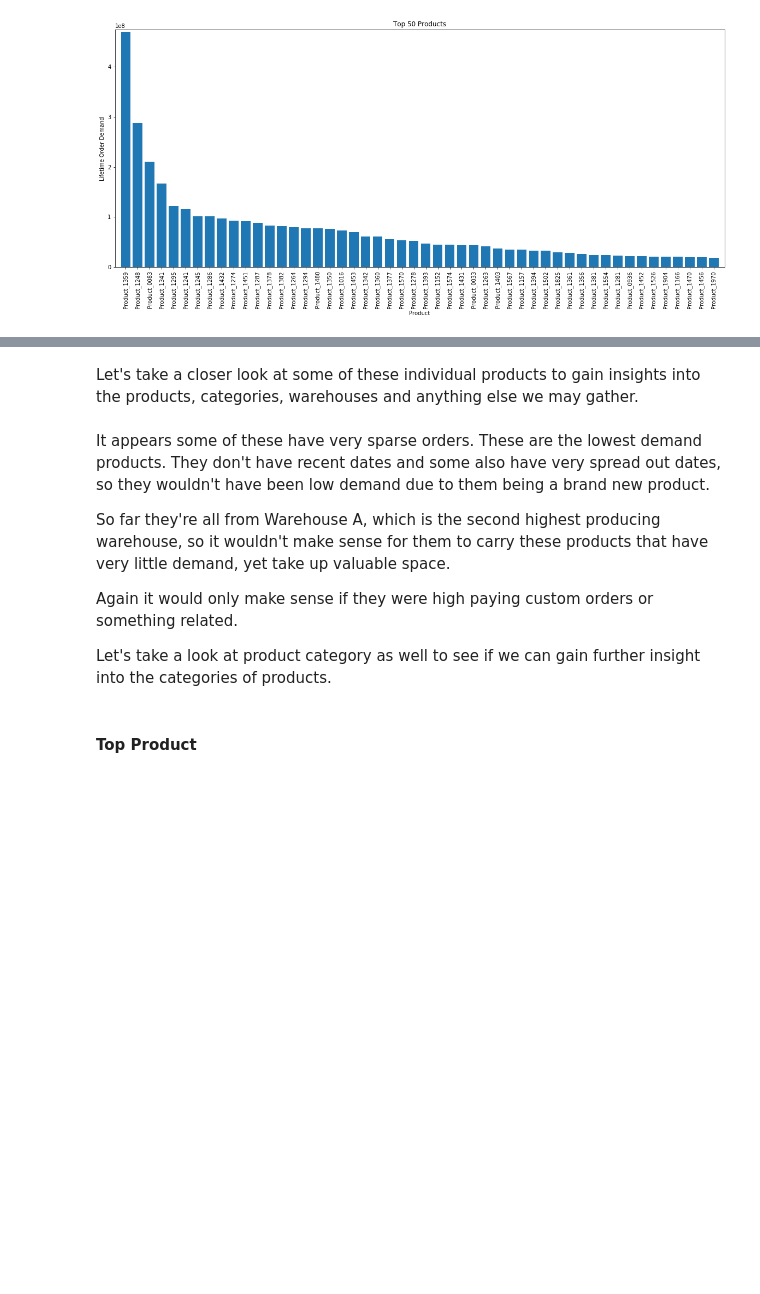
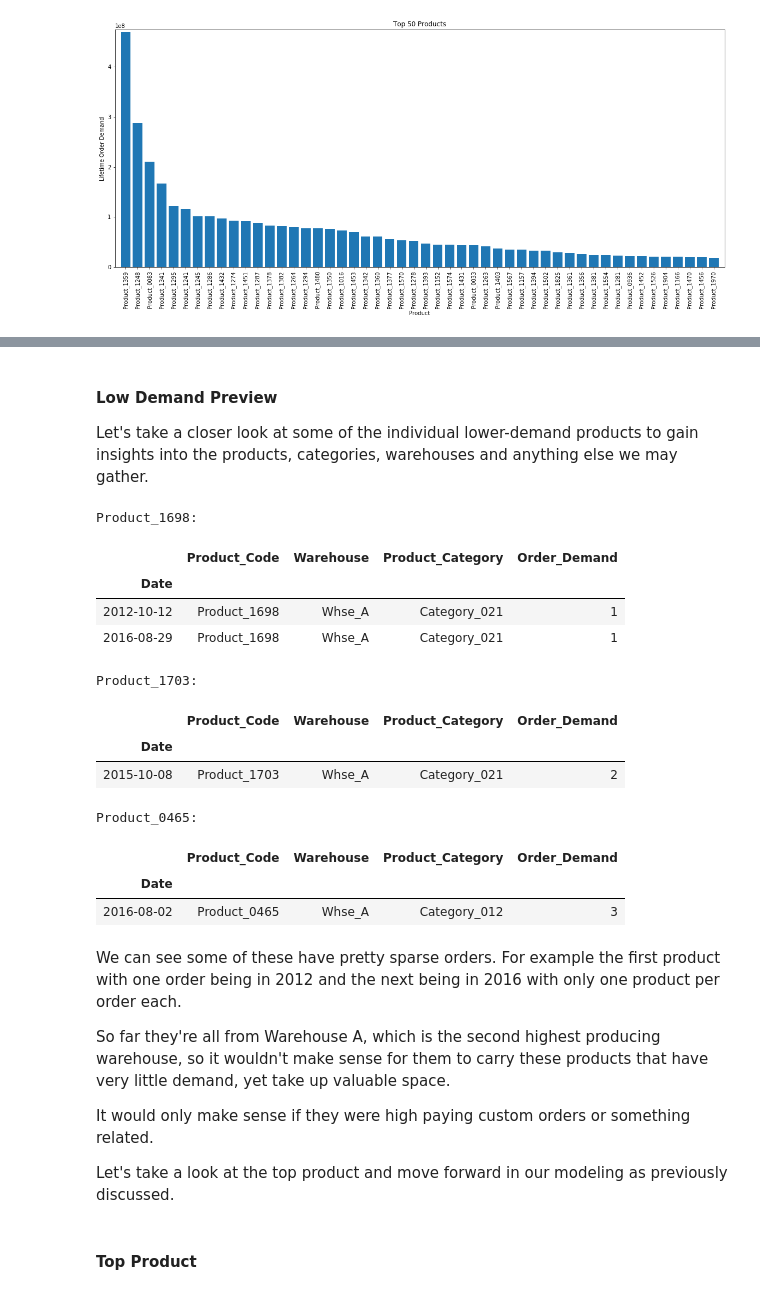
Before and after one commit to JessicaFB/Product-Demand-Forecasting, a Jupyter notebook: Product-Demand-Forecasting.ipynb, the cells around one changed output, grey strips where cells are left out. Drawn from its saved outputs; the diff is of its cells as text; code cells hidden in the pictures; blank space fills up the shorter version.

Commit message:
Completed EDA Products Top Product section.

```diff
--- a/Product-Demand-Forecasting.ipynb
+++ b/Product-Demand-Forecasting.ipynb
@@ -527,2 +525,4 @@ ts_df_prod[ts_df_prod.Order_Demand <= 50]
 # %% [markdown]
-Let's take a closer look at some of these individual products to gain insights into the products, categories, warehouses and anything else we may gather.
+#### Low Demand Preview
+
+Let's take a closer look at some of the individual lower-demand products to gain insights into the products, categories, warehouses and anything else we may gather.
@@ -535,11 +529,31 @@ ts_df[ts_df.Product_Code == 'Product_0465']
+# %%
+bottom_prods = ['Product_1698','Product_1703','Product_0465']
+for prod in bottom_prods:
+    print(f"{prod}:")
+    display(ts_df[ts_df.Product_Code == prod])
+    print(f" ")
+# %% [output]
+Product_1698:
+|  | Product_Code | Warehouse | Product_Category | Order_Demand |
+| Date |  |  |  |  |
+| 2012-10-12 | Product_1698 | Whse_A | Category_021 | 1 |
+| 2016-08-29 | Product_1698 | Whse_A | Category_021 | 1 |
+Product_1703:
+|  | Product_Code | Warehouse | Product_Category | Order_Demand |
+| Date |  |  |  |  |
+| 2015-10-08 | Product_1703 | Whse_A | Category_021 | 2 |
+Product_0465:
+|  | Product_Code | Warehouse | Product_Category | Order_Demand |
+| Date |  |  |  |  |
+| 2016-08-02 | Product_0465 | Whse_A | Category_012 | 3 |
 # %% [markdown]
-It appears some of these have very sparse orders. These are the lowest demand products. They don't have recent dates and some also have very spread out dates, so they wouldn't have been low demand due to them being a brand new product.
+We can see some of these have pretty sparse orders. For example the first product with one order being in 2012 and the next being in 2016 with only one product per order each.
 
 So far they're all from Warehouse A, which is the second highest producing warehouse, so it wouldn't make sense for them to carry these products that have very little demand, yet take up valuable space.
 
-Again it would only make sense if they were high paying custom orders or something related.
+It would only make sense if they were high paying custom orders or something related.
 
-Let's take a look at product category as well to see if we can gain further insight into the categories of products.
+Let's take a look at the top product and move forward in our modeling as previously discussed.
 # %% [markdown]
 #### Top Product
 # %%
```
Also changed, not shown: parts of 10 cells of this notebook.
